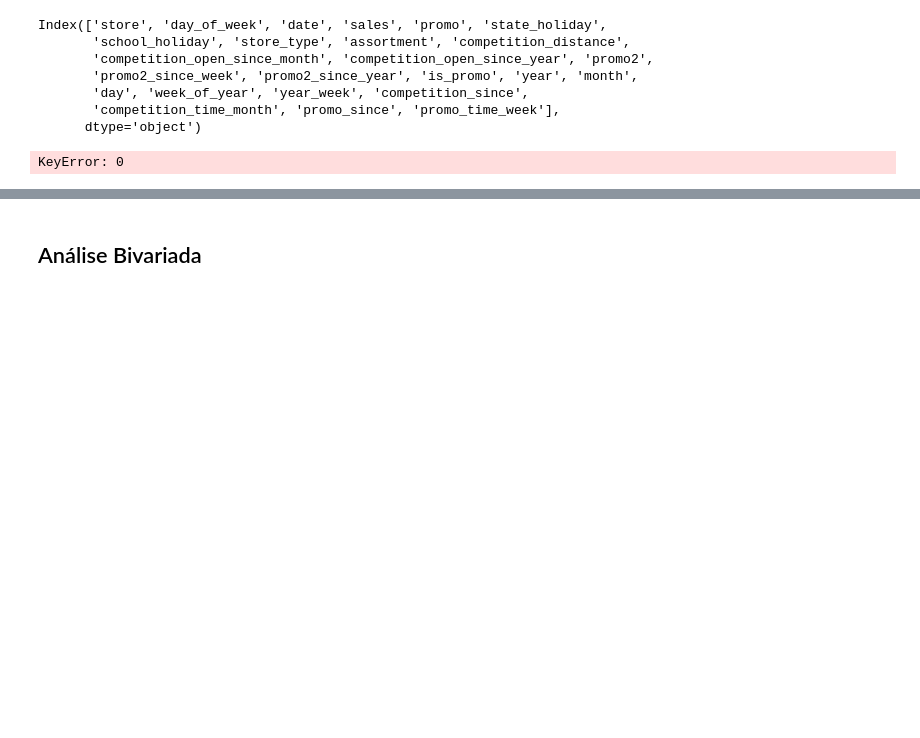
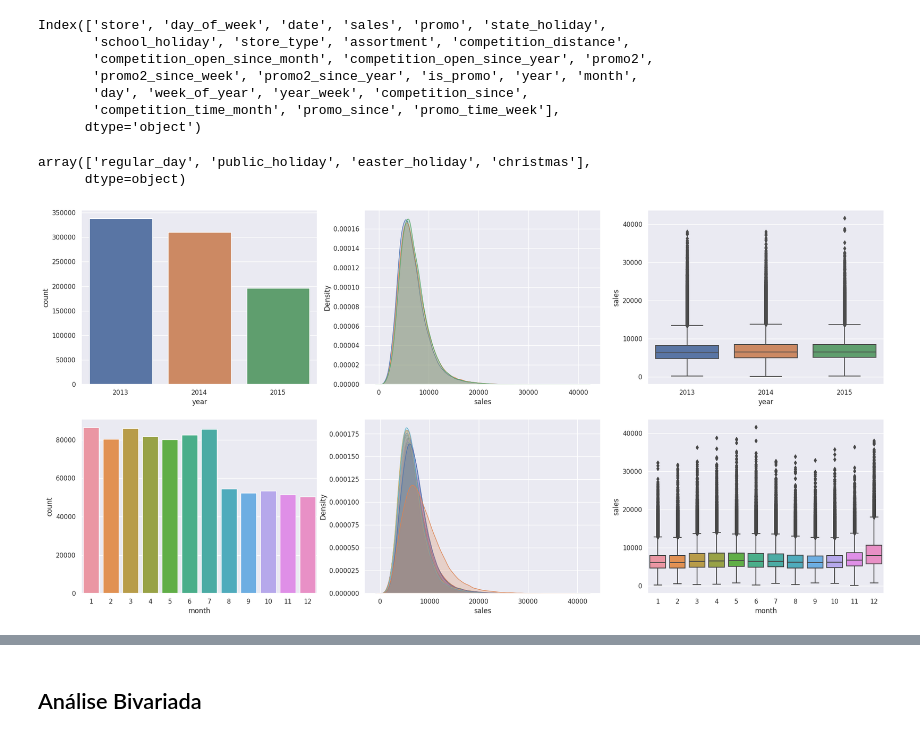
Before and after one commit to ricardosilvabr/rossmann-predict-sales, a Jupyter notebook: notebooks/v1_store_sales_prediction.ipynb, the cells around one changed output, grey strips where cells are left out. Cells and saved outputs as stored; diff of their text form; code cells hidden in the pictures; blank space fills up the shorter version.

```diff
--- a/notebooks/v1_store_sales_prediction.ipynb
+++ b/notebooks/v1_store_sales_prediction.ipynb
@@ -781,16 +781,43 @@ Index(['store', 'day_of_week', 'date', 'sales', 'promo', 'state_holiday',
        'day', 'week_of_year', 'year_week', 'competition_since',
        'competition_time_month', 'promo_since', 'promo_time_week'],
       dtype='object')
+# %%
+df4['state_holiday'].unique()
+# %% [output]
+array(['regular_day', 'public_holiday', 'easter_holiday', 'christmas'],
+      dtype=object)
 # %%
-# day_of_week
 # year
+plt.subplot( 2, 3, 1 )
+sns.countplot( x=df4['year'] );
+
+plt.subplot( 2, 3, 2 )
+sns.kdeplot( df4[df4['year'] == 2013]['sales'], label='2013', shade=True );
+sns.kdeplot( df4[df4['year'] == 2014]['sales'], label='2014', shade=True );
+sns.kdeplot( df4[df4['year'] == 2015]['sales'], label='2015', shade=True );
+
+plt.subplot( 2, 3, 3 )
+sns.boxplot(x='year', y='sales', data=df4);
+
 # month
-# promo
-# state_holiday
-a = df4[df4['state_holiday'] != 'regular_day']
-sns.countplot( a['state_holiday'] )
-# school_holiday
-# store_type
-# assortment
+plt.subplot( 2, 3, 4 )
+sns.countplot( x=df4['month'] );
+
+plt.subplot( 2, 3, 5 )
+sns.kdeplot( df4[df4['month'] == 1]['sales'], label='1', shade=True );
+sns.kdeplot( df4[df4['month'] == 2]['sales'], label='2', shade=True );
+sns.kdeplot( df4[df4['month'] == 3]['sales'], label='3', shade=True );
+sns.kdeplot( df4[df4['month'] == 4]['sales'], label='4', shade=True );
+sns.kdeplot( df4[df4['month'] == 5]['sales'], label='5', shade=True );
+sns.kdeplot( df4[df4['month'] == 6]['sales'], label='6', shade=True );
+sns.kdeplot( df4[df4['month'] == 7]['sales'], label='7', shade=True );
+sns.kdeplot( df4[df4['month'] == 8]['sales'], label='8', shade=True );
+sns.kdeplot( df4[df4['month'] == 9]['sales'], label='9', shade=True );
+sns.kdeplot( df4[df4['month'] == 10]['sales'], label='10', shade=True );
+sns.kdeplot( df4[df4['month'] == 11]['sales'], label='11', shade=True );
+sns.kdeplot( df4[df4['month'] == 12]['sales'], label='12', shade=True );
+
+plt.subplot( 2, 3, 6 )
+sns.boxplot(x='month', y='sales', data=df4);
 # %% [output]
-KeyError: 0
+[figure, added]
```
Also changed, not shown: parts of 10 cells of this notebook.
